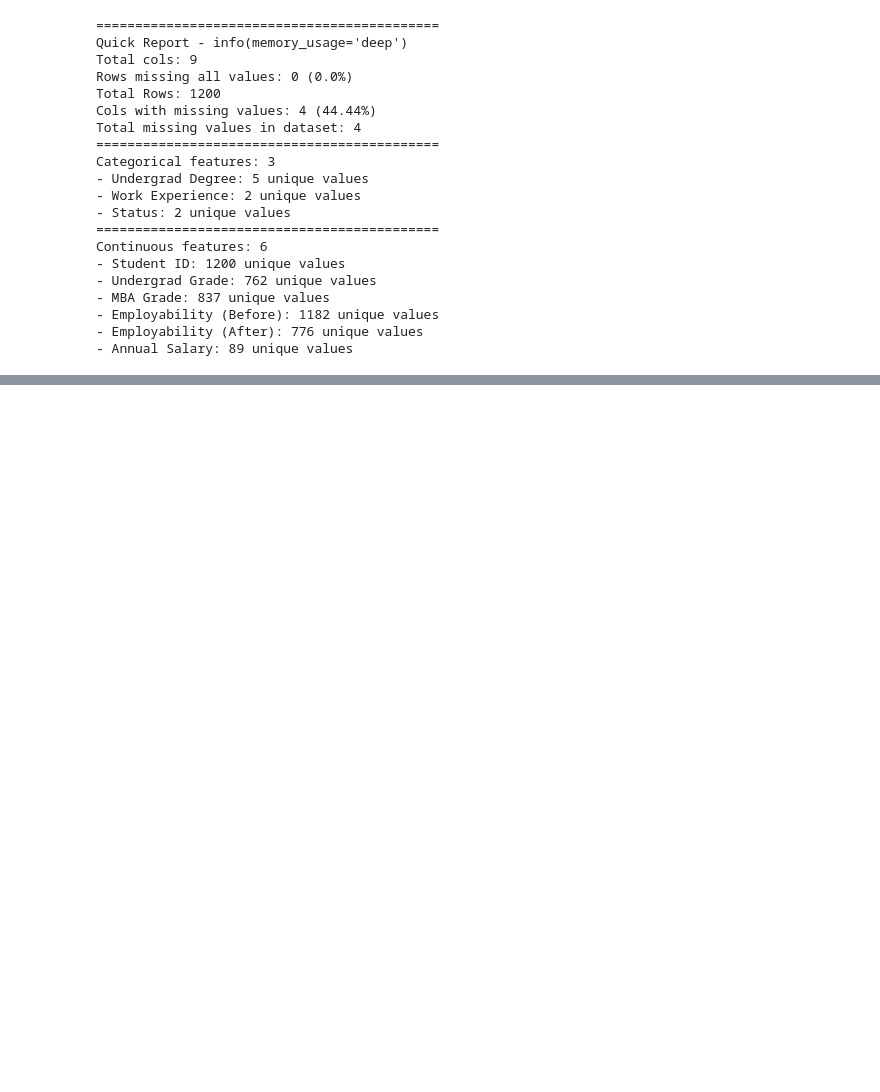
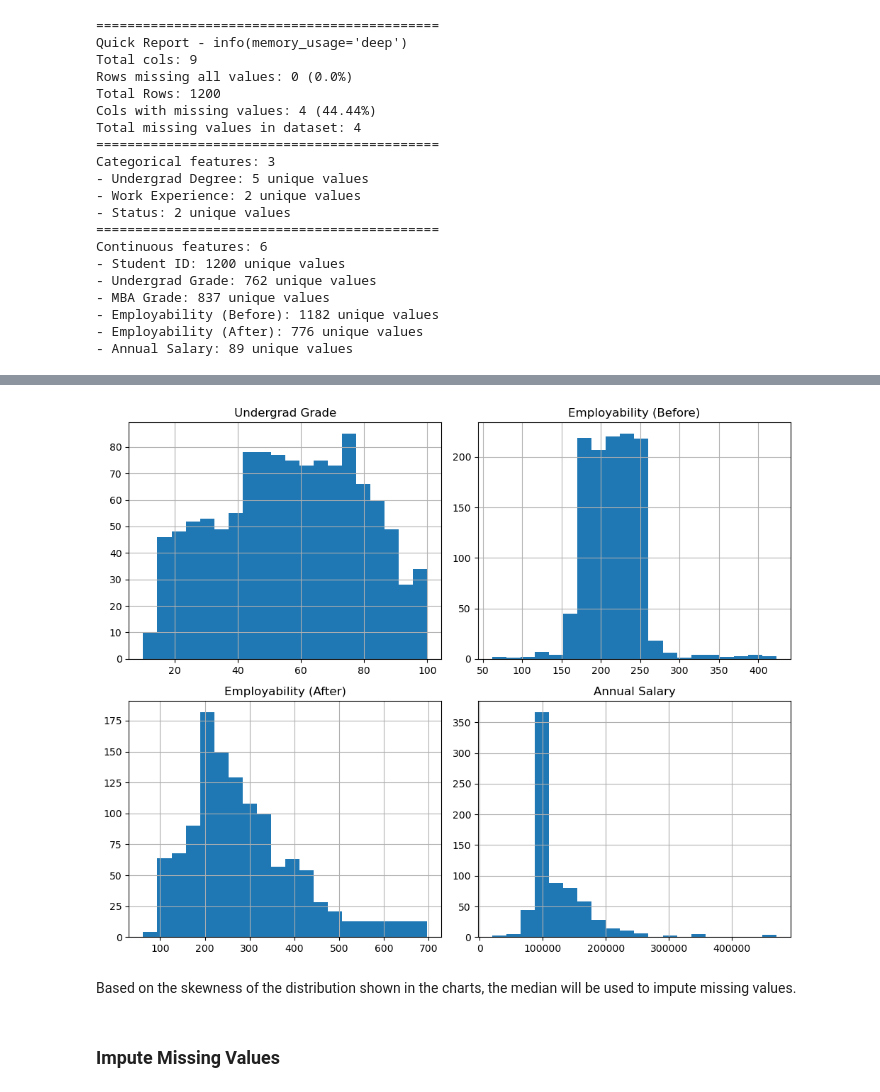
Before and after one commit to junclemente/ads505-FinalProject, a Jupyter notebook: eda/business_school.ipynb, the cells around one changed output, grey strips where cells are left out. Saved outputs shown, nothing was run; the diff lists cells and outputs as text; code cells hidden in the pictures; blank space fills up the shorter version.

```diff
--- a/eda/business_school.ipynb
+++ b/eda/business_school.ipynb
@@ -86,0 +126,14 @@ Employability (After)    697.39
+# %%
+missing_cols = ['Undergrad Grade',
+ 'Employability (Before)',
+ 'Employability (After)',
+ 'Annual Salary']
+df[missing_cols].hist(bins=20, figsize=(10, 8))
+plt.tight_layout()
+plt.show()
+# %% [output]
+[figure, added]
+# %% [markdown]
+Based on the skewness of the distribution shown in the charts, the median will be used to impute missing values.
+# %% [markdown]
+### Impute Missing Values
```
Also changed, not shown: parts of 13 cells of this notebook.
